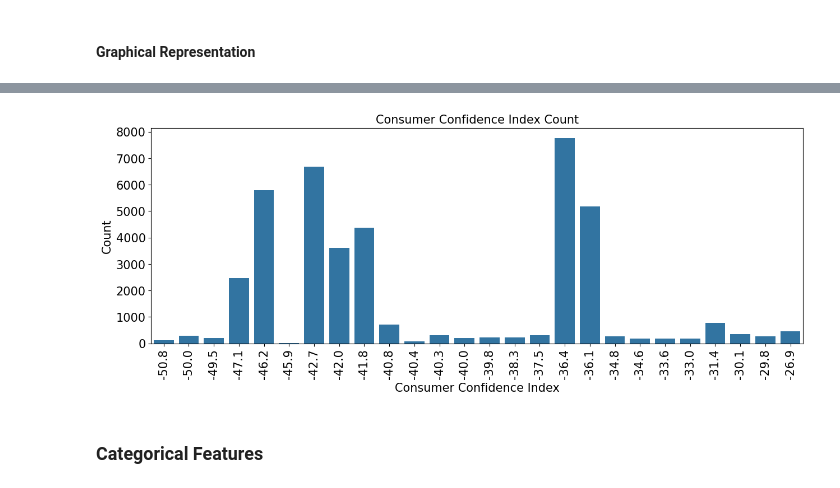
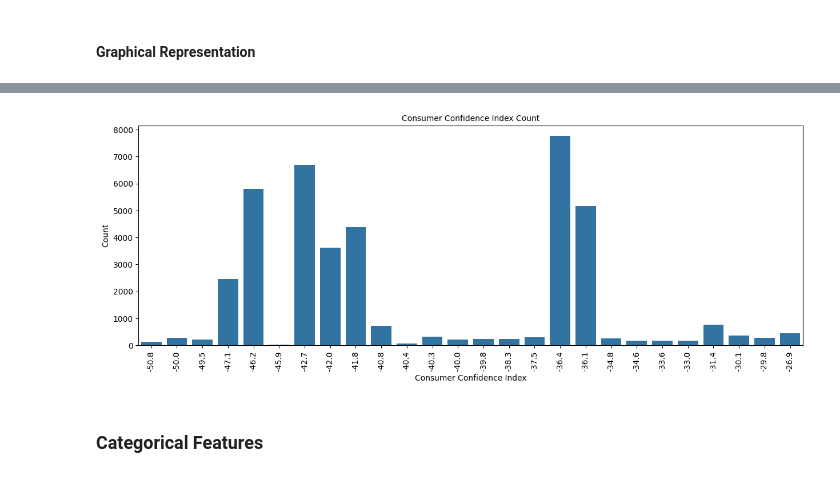
Before and after one commit to Amit-Ramrakhyani/Bank-Marketing, a Jupyter notebook: code.ipynb, the cells around one changed output, grey strips where cells are left out. Drawn from its saved outputs; the diff is of its cells as text; code cells hidden in the pictures.

```diff
--- a/code.ipynb
+++ b/code.ipynb
@@ -321,14 +321,14 @@ plt.show()
 # %%
 plt.figure(figsize=(15, 5))
 sns.countplot(x='cons.conf.idx', data=df[num_col])
-plt.xlabel('Consumer Confidence Index', fontsize=15)
-plt.ylabel('Count', fontsize=15)
-plt.title('Consumer Confidence Index Count', fontsize=15)
-plt.tick_params(labelsize=15)
+plt.xlabel('Consumer Confidence Index', fontsize=10)
+plt.ylabel('Count', fontsize=10)
+plt.title('Consumer Confidence Index Count', fontsize=10)
+plt.tick_params(labelsize=10)
 plt.xticks(rotation=90)
 plt.show()
 # %% [output]
-[figure, old version]
+[figure, new version]
 # %% [markdown]
 ### Categorical Features
 # %%
```
Also changed, not shown: parts of 54 cells of this notebook, 7 other files.
